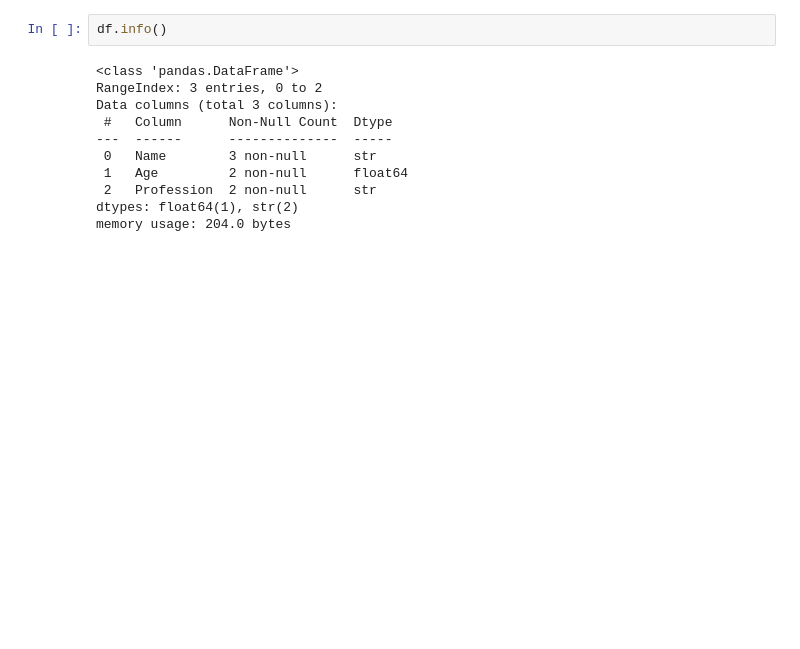
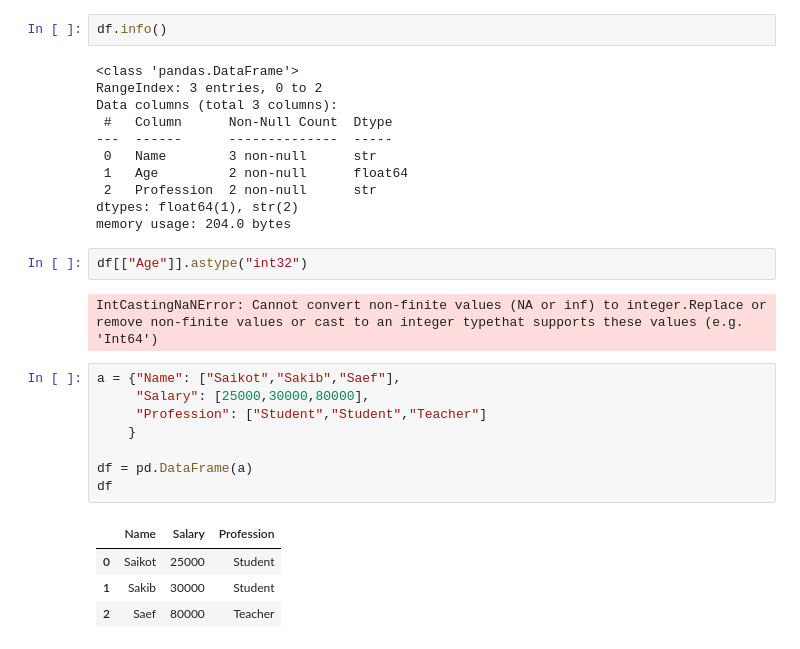
Before and after one commit to Saikot313/Pandas, a Jupyter notebook: pandas.ipynb, the cells around one changed output. Cells and saved outputs as stored; diff of their text form; blank space fills up the shorter version.

Commit message:
See the astype

```diff
--- a/pandas.ipynb
+++ b/pandas.ipynb
@@ -368,3 +368,20 @@ Data columns (total 3 columns):
  2   Profession  2 non-null      str
 dtypes: float64(1), str(2)
 memory usage: 204.0 bytes
+# %%
+df[["Age"]].astype("int32")
+# %% [output]
+IntCastingNaNError: Cannot convert non-finite values (NA or inf) to integer.Replace or remove non-finite values or cast to an integer typethat supports these values (e.g. 'Int64')
+# %%
+a = {"Name": ["Saikot","Sakib","Saef"],
+     "Salary": [25000,30000,80000],
+     "Profession": ["Student","Student","Teacher"]
+    }
+
+df = pd.DataFrame(a)
+df
+# %% [output]
+|  | Name | Salary | Profession |
+| 0 | Saikot | 25000 | Student |
+| 1 | Sakib | 30000 | Student |
+| 2 | Saef | 80000 | Teacher |
```
Also changed, not shown: parts of 4 cells of this notebook.
